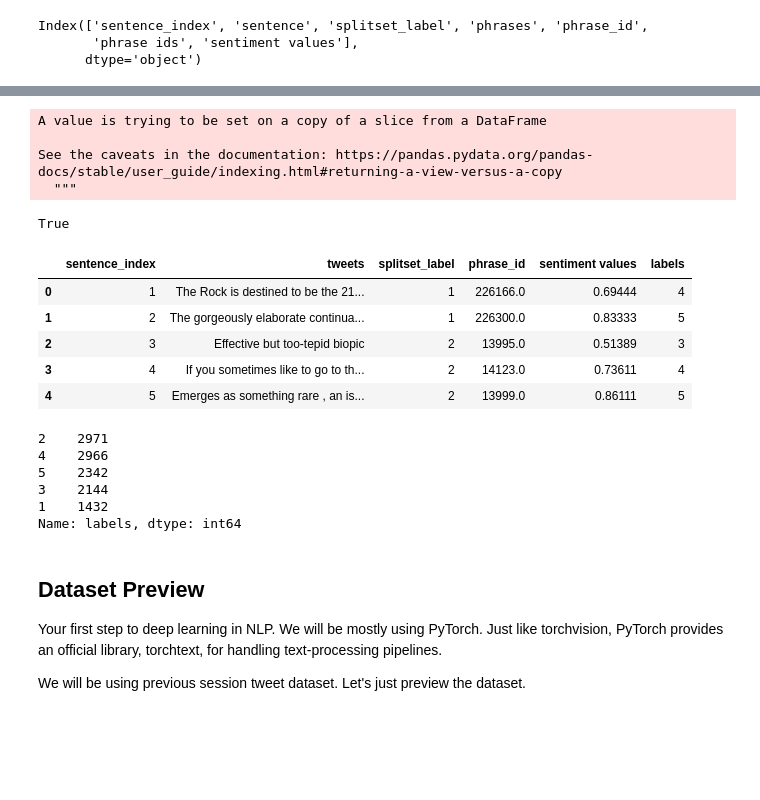
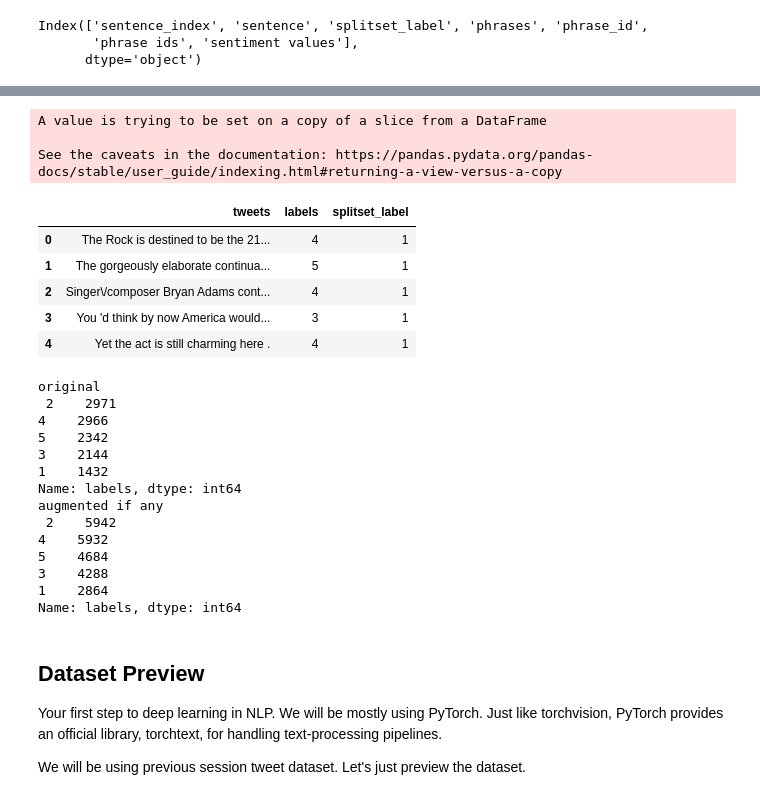
Before and after one commit to arunsechergy/TSAI-DeepNLP-END, a Jupyter notebook: assignments/assignment7/Exp2_dropoutlayer_Sentiment_Analysis_using_LSTM_RNN.ipynb, the cells around one changed output, grey strips where cells are left out. Saved outputs shown, nothing was run; the diff lists cells and outputs as text; code cells hidden in the pictures; blank space fills up the shorter version.

```diff
--- a/assignments/assignment7/Exp2_dropoutlayer_Sentiment_Analysis_using_LSTM_RNN.ipynb
+++ b/assignments/assignment7/Exp2_dropoutlayer_Sentiment_Analysis_using_LSTM_RNN.ipynb
@@ -198,9 +232,10 @@ ran_swapped_tweets = random_swap(ads['tweets'], 5)
 
 new_df = pd.DataFrame()
 new_df['tweets'] = ran_swapped_tweets
-new_df['labels'] = df['labels']
+new_df['labels'] = ads['labels']
+#new_df taken from below
+new_df['splitset_label'] = ads['splitset_label']
 # %% [output]
 A value is trying to be set on a copy of a slice from a DataFrame
 
 See the caveats in the documentation: https://pandas.pydata.org/pandas-docs/stable/user_guide/indexing.html#returning-a-view-versus-a-copy
-  """
@@ -210,33 +242,42 @@ new_df['splitset_label'] = ads['splitset_label']
 # %%
 augmented_df = pd.concat([ads[['tweets','labels','splitset_label']], new_df], ignore_index=True)
+
+final_df = augmented_df.copy()
+    #or
+#final_df = ads.copy()
 # %%
-train_df, test_df, dev_df = [groups for name, groups in augmented_df.groupby('splitset_label')]
+train_df, test_df, dev_df = [groups for name, groups in final_df.groupby('splitset_label')]
 # %%
 train_df.reset_index(drop=True, inplace=True)
 test_df.reset_index(drop=True, inplace=True)
 dev_df.reset_index(drop=True, inplace=True)
-# %%
-ads.shape[0] == train.shape[0] + test.shape[0] + dev.shape[0]
-# %% [output]
-True
 # %%
-ads.head()
+train_df.head()
 # %% [output]
-|  | sentence_index | tweets | splitset_label | phrase_id | sentiment values | labels |
-| 0 | 1 | The Rock is destined to be the 21... | 1 | 226166.0 | 0.69444 | 4 |
-| 1 | 2 | The gorgeously elaborate continua... | 1 | 226300.0 | 0.83333 | 5 |
-| 2 | 3 | Effective but too-tepid biopic | 2 | 13995.0 | 0.51389 | 3 |
-| 3 | 4 | If you sometimes like to go to th... | 2 | 14123.0 | 0.73611 | 4 |
-| 4 | 5 | Emerges as something rare , an is... | 2 | 13999.0 | 0.86111 | 5 |
+|  | tweets | labels | splitset_label |
+| 0 | The Rock is destined to be the 21... | 4 | 1 |
+| 1 | The gorgeously elaborate continua... | 5 | 1 |
+| 2 | Singer\/composer Bryan Adams cont... | 4 | 1 |
+| 3 | You 'd think by now America would... | 3 | 1 |
+| 4 | Yet the act is still charming here . | 4 | 1 |
-# %%
-ads.labels.value_counts()
-# %% [output]
-2    2971
-4    2966
-5    2342
-3    2144
-1    1432
-Name: labels, dtype: int64
+# %%
+print("original\n", ads.labels.value_counts())
+print("augmented if any\n", final_df.labels.value_counts())
+# %% [output]
+original
+ 2    2971
+4    2966
+5    2342
+3    2144
+1    1432
+Name: labels, dtype: int64
+augmented if any
+ 2    5942
+4    5932
+5    4684
+3    4288
+1    2864
+Name: labels, dtype: int64
 # %% [markdown]
 ## Dataset Preview
 
```
Also changed, not shown: parts of 30 cells of this notebook.
